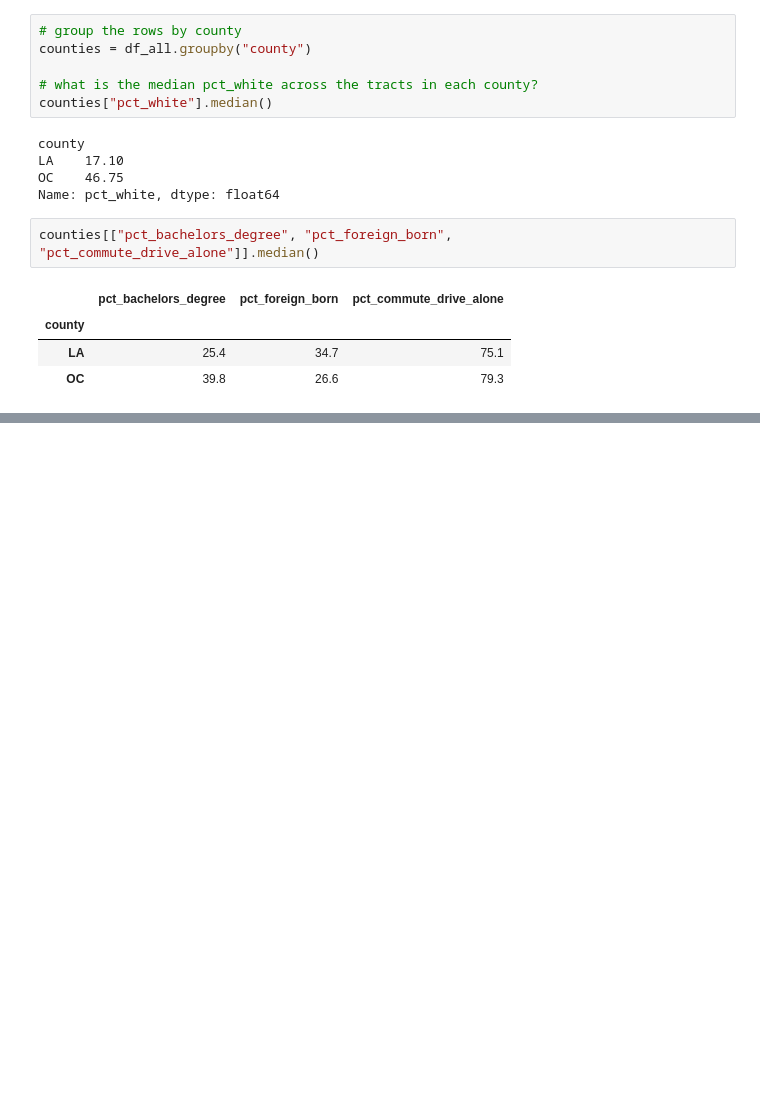
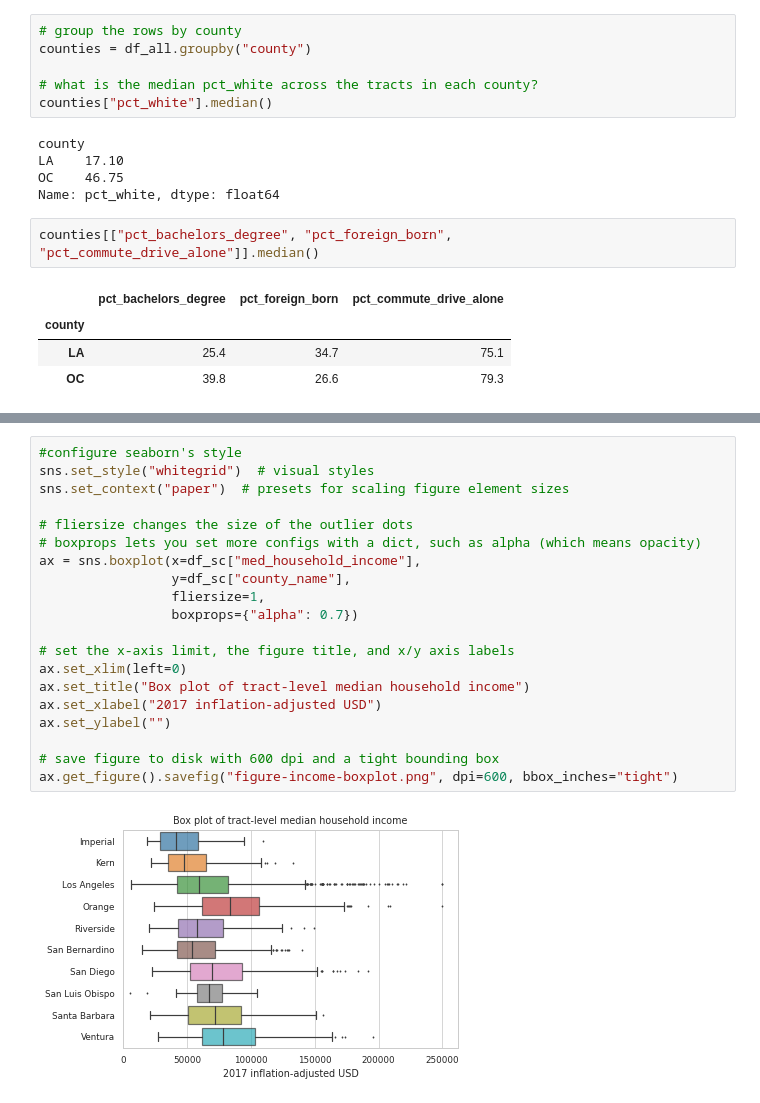
Before and after one commit to SergeyShchus/Data-analysis-Notebooks, a Jupyter notebook: Notebooks/Population_census_LA.ipynb, the cells around one changed output, grey strips where cells are left out. Saved outputs shown, nothing was run; the diff lists cells and outputs as text; blank space fills up the shorter version.

```diff
--- a/Notebooks/Population_census_LA.ipynb
+++ b/Notebooks/Population_census_LA.ipynb
@@ -541,0 +641,22 @@ counties[["pct_bachelors_degree", "pct_foreign_born", "pct_commute_drive_alone"]
+# %%
+#configure seaborn's style
+sns.set_style("whitegrid")  # visual styles
+sns.set_context("paper")  # presets for scaling figure element sizes
+
+# fliersize changes the size of the outlier dots
+# boxprops lets you set more configs with a dict, such as alpha (which means opacity)
+ax = sns.boxplot(x=df_sc["med_household_income"],
+                 y=df_sc["county_name"],
+                 fliersize=1,
+                 boxprops={"alpha": 0.7})
+
+# set the x-axis limit, the figure title, and x/y axis labels
+ax.set_xlim(left=0)
+ax.set_title("Box plot of tract-level median household income")
+ax.set_xlabel("2017 inflation-adjusted USD")
+ax.set_ylabel("")
+
+# save figure to disk with 600 dpi and a tight bounding box
+ax.get_figure().savefig("figure-income-boxplot.png", dpi=600, bbox_inches="tight")
+# %% [output]
+[figure, added]
```
Also changed, not shown: parts of 44 cells of this notebook.
